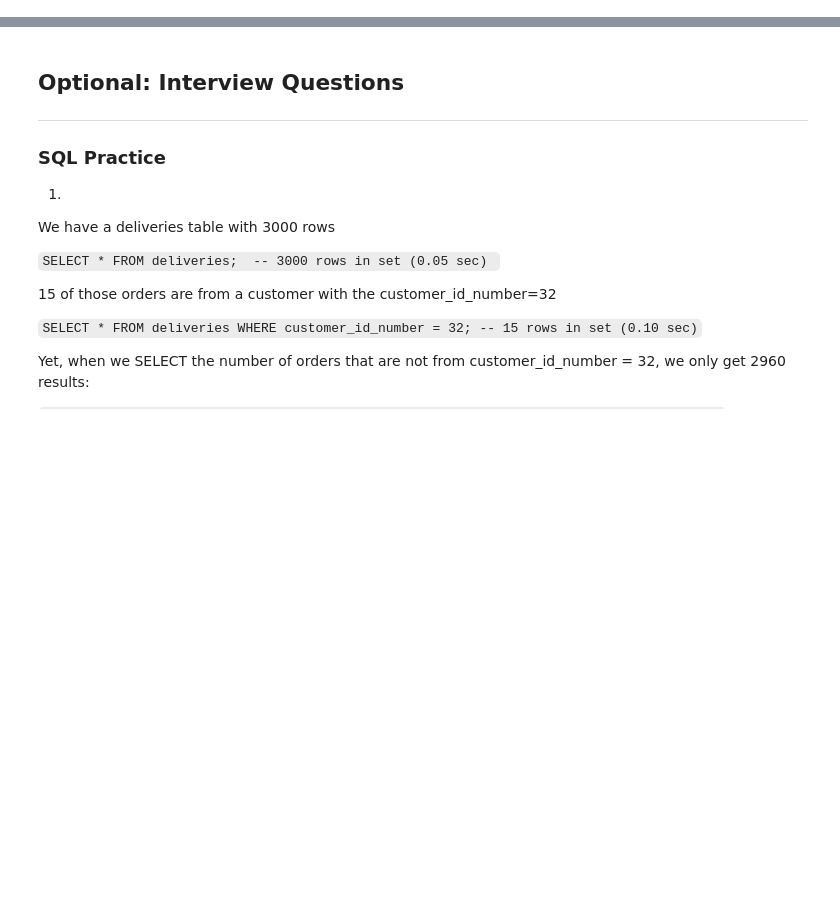
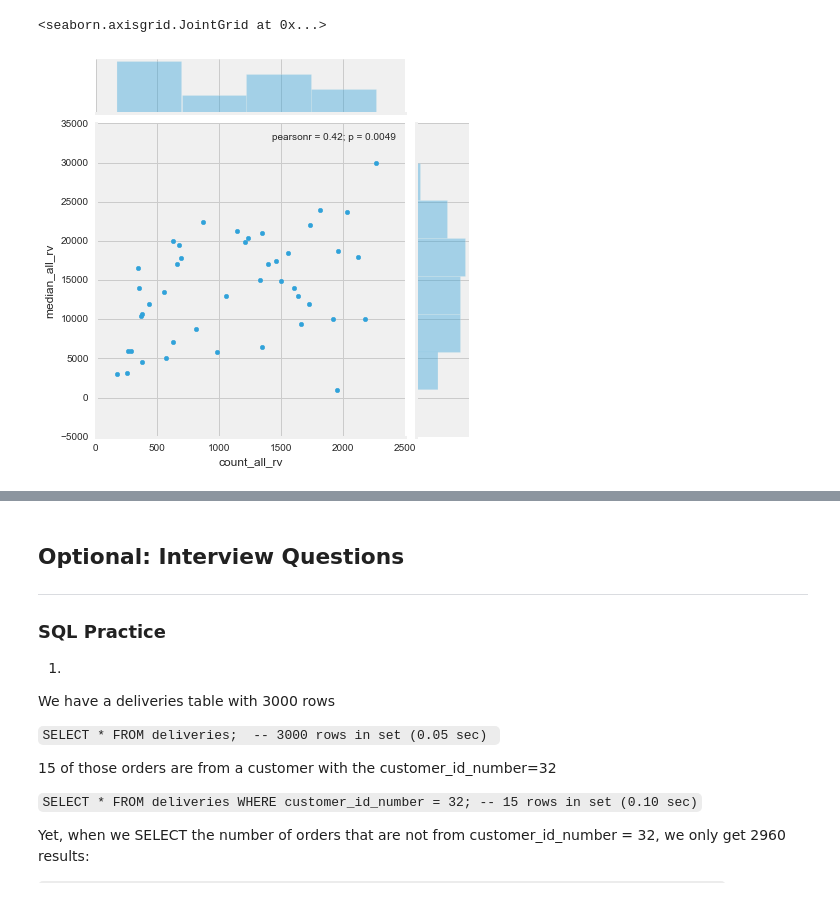
Before and after one commit to JC-Cheng/Data_Science, a Jupyter notebook: Projects/Project_5/project5.ipynb, the cells around one changed output, grey strips where cells are left out. Saved outputs shown, nothing was run; the diff lists cells and outputs as text; code cells hidden in the pictures; blank space fills up the shorter version.

```diff
--- a/Projects/Project_5/project5.ipynb
+++ b/Projects/Project_5/project5.ipynb
@@ -238,0 +350,5 @@ Updating your parse method with the method you chose should require minimal chan
+# %%
+CL_all_rv_px = all_rv.groupby('domain')['price'].agg(
+    {'count_all_rv': 'count', 'mean_all_rv': np.mean, 'median_all_rv': np.median}).reset_index()
+city_df = city_df.merge(CL_all_rv_px, left_on='Domain', right_on='domain')
+city_df.head()
@@ -238,0 +372,5 @@ Updating your parse method with the method you chose should require minimal chan
+# %%
+sns.jointplot('count_all_rv', 'median_all_rv', city_df)
+# %% [output]
+<seaborn.axisgrid.JointGrid at 0x...>
+[figure, added]
```
Also changed, not shown: parts of 47 cells of this notebook, 9 other files.
